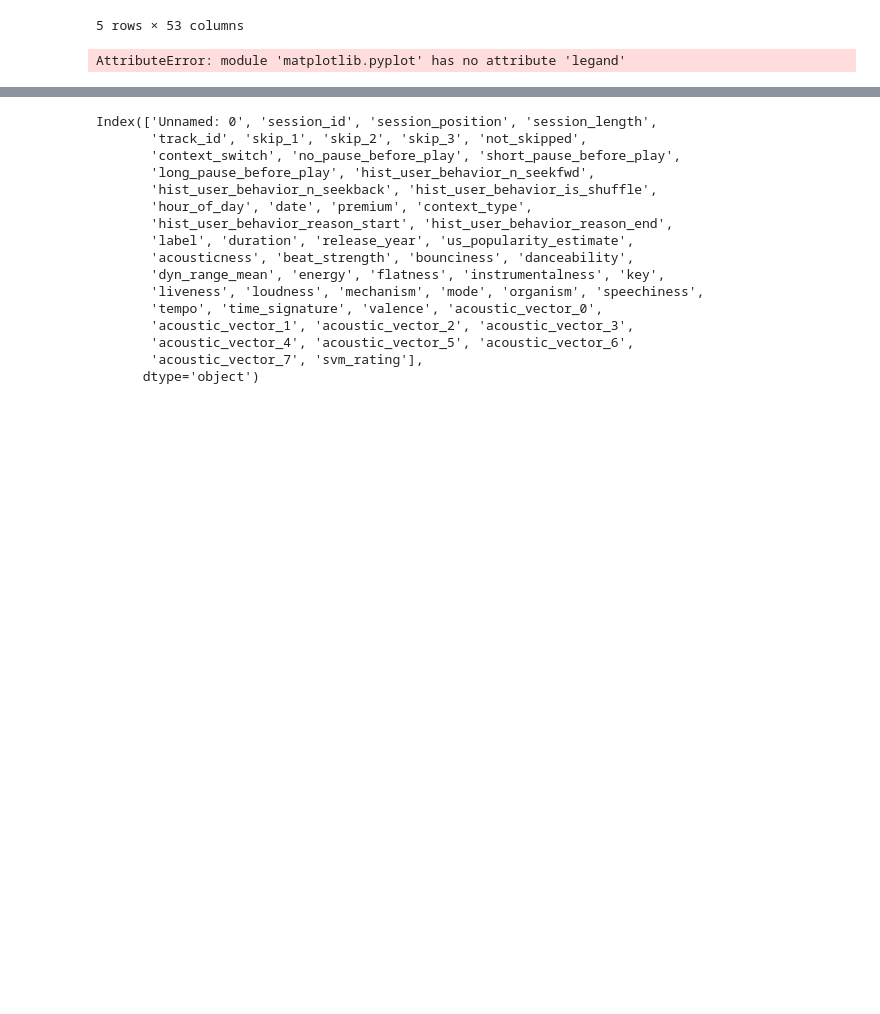
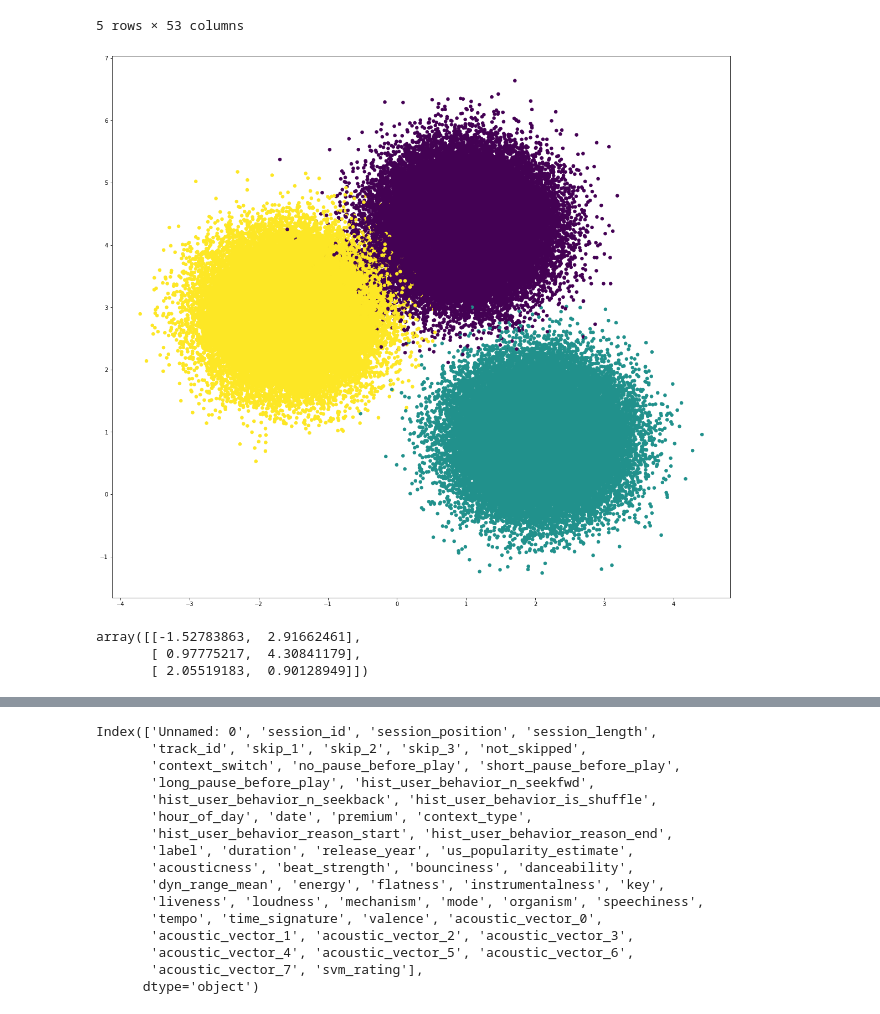
Before and after one commit to anuPh23/Spotify, a Jupyter notebook: spotify_classifier_new method.ipynb, the cells around one changed output, grey strips where cells are left out. Saved outputs shown, nothing was run; the diff lists cells and outputs as text; code cells hidden in the pictures; blank space fills up the shorter version.

```diff
--- a/spotify_classifier_new method.ipynb
+++ b/spotify_classifier_new method.ipynb
@@ -798,17 +795,20 @@ dat.head()
 # %%
 G4 = le.fit_transform(dat['svm_rating'])
 m,n = make_blobs(G4[167879],centers=3,random_state=0, cluster_std=0.55)
 plt.figure(figsize=(20, 18))
 plt.scatter(m[:, 0], m[:, 1], c=n, s=30, cmap='viridis')
-plt.legand()
+
 
 plt.show()
 from sklearn.cluster import KMeans
 Kmean = KMeans(n_clusters=3)
 Kmean.fit(m)
 Kmean.cluster_centers_
 # %% [output]
+[figure, added]
-AttributeError: module 'matplotlib.pyplot' has no attribute 'legand'
+array([[-1.52783863,  2.91662461],
+       [ 0.97775217,  4.30841179],
+       [ 2.05519183,  0.90128949]])
 # %%
 G4 = le.fit_transform(dat['session_position'])
 m,n = make_blobs(G4[167879],centers=3,random_state=0, cluster_std=0.55)
```
Also changed, not shown: parts of 36 cells of this notebook.
